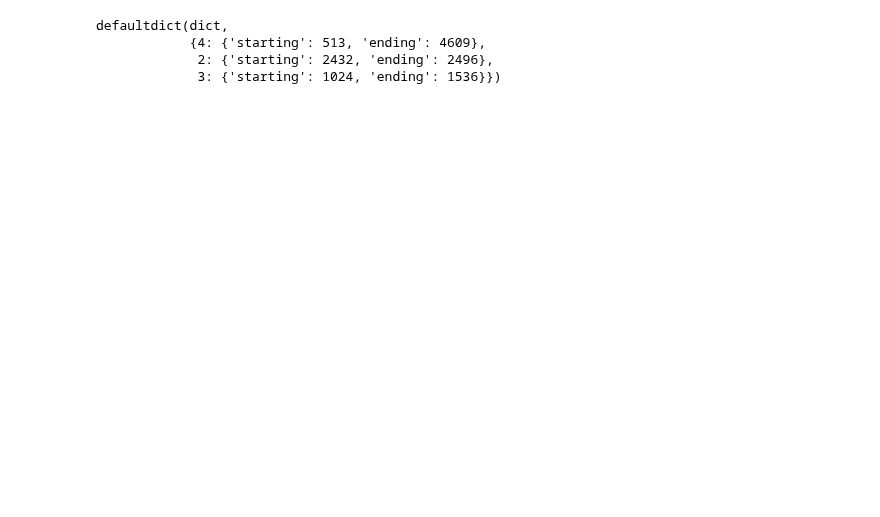
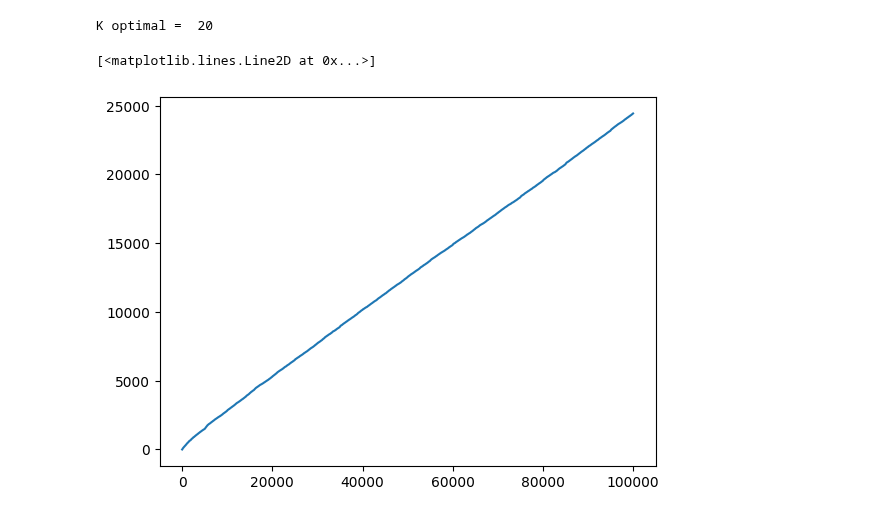
Before and after one commit to nguyenicolas/NS_Lipschitz_Bandits, a Jupyter notebook: main.ipynb, the cells around one changed output. Drawn from its saved outputs; the diff is of its cells as text; code cells hidden in the pictures; blank space fills up the shorter version.

```diff
--- a/main.ipynb
+++ b/main.ipynb
@@ -150,7 +101,5 @@ Node (4, 8) evicted at t=2432 (Replay(2))
-# %%
-sim.algo.StoreActive
-# %% [output]
-defaultdict(dict,
-            {4: {'starting': 513, 'ending': 4609},
-             2: {'starting': 2432, 'ending': 2496},
-             3: {'starting': 1024, 'ending': 1536}})
+# %%
+BinningUCB = Policy.BinningUCB(T)
+sim = Simulator(BinningUCB, env, T)
+# %% [output]
+K optimal =  20
@@ -157,3 +108,10 @@ defaultdict(dict,
+# %%
+plt.plot(np.cumsum(sim.algo.regrets))
+#plt.plot(np.cumsum([1 for _ in range(T)]))
+#plt.plot([30*np.sqrt(x) for x in range(T)])
+# %% [output]
+[<matplotlib.lines.Line2D at 0x...>]
+[figure, added]
 # %%
 sim.algo.tree.active_depths
 # %% [output]
```
Also changed, not shown: parts of 16 cells of this notebook, 3 other files.
